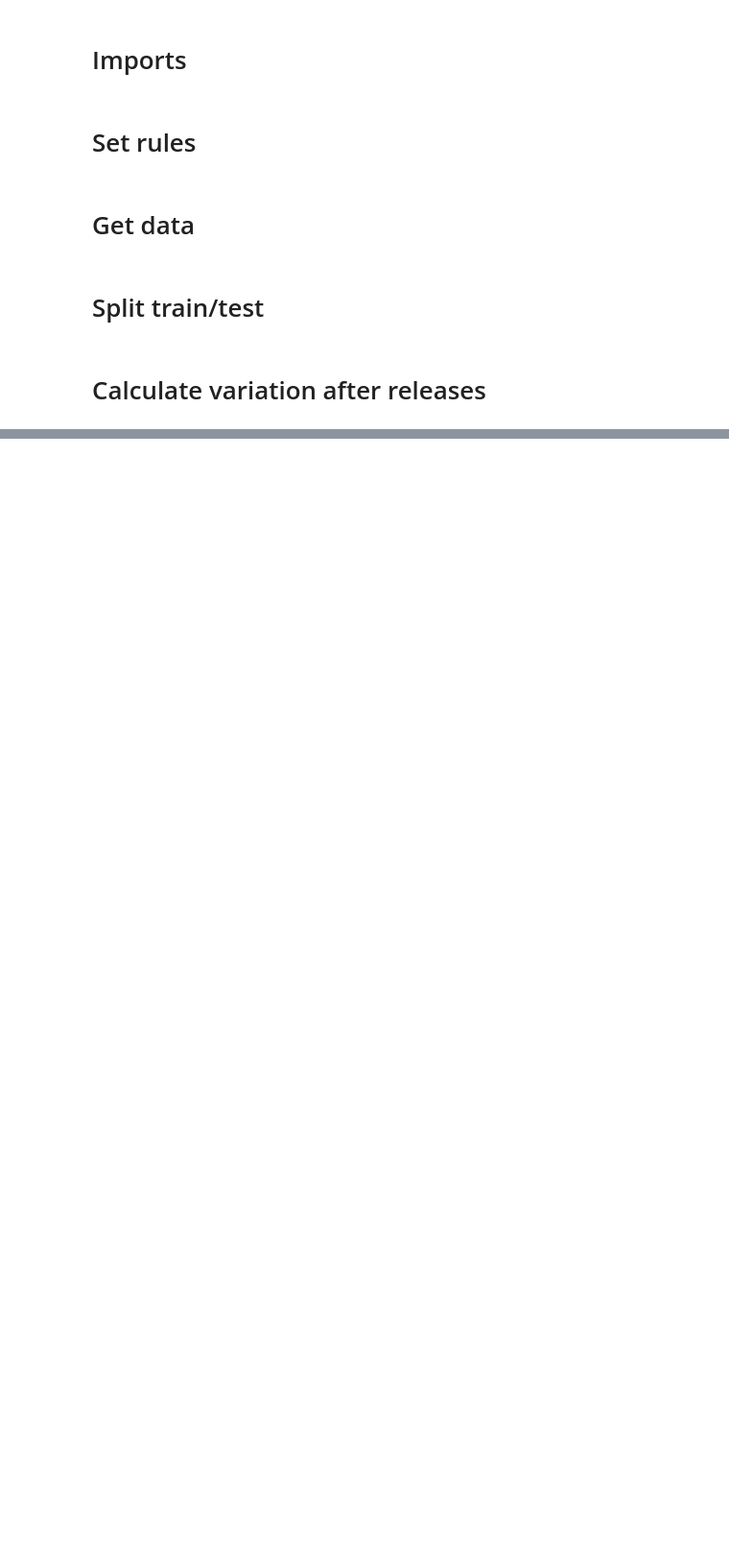
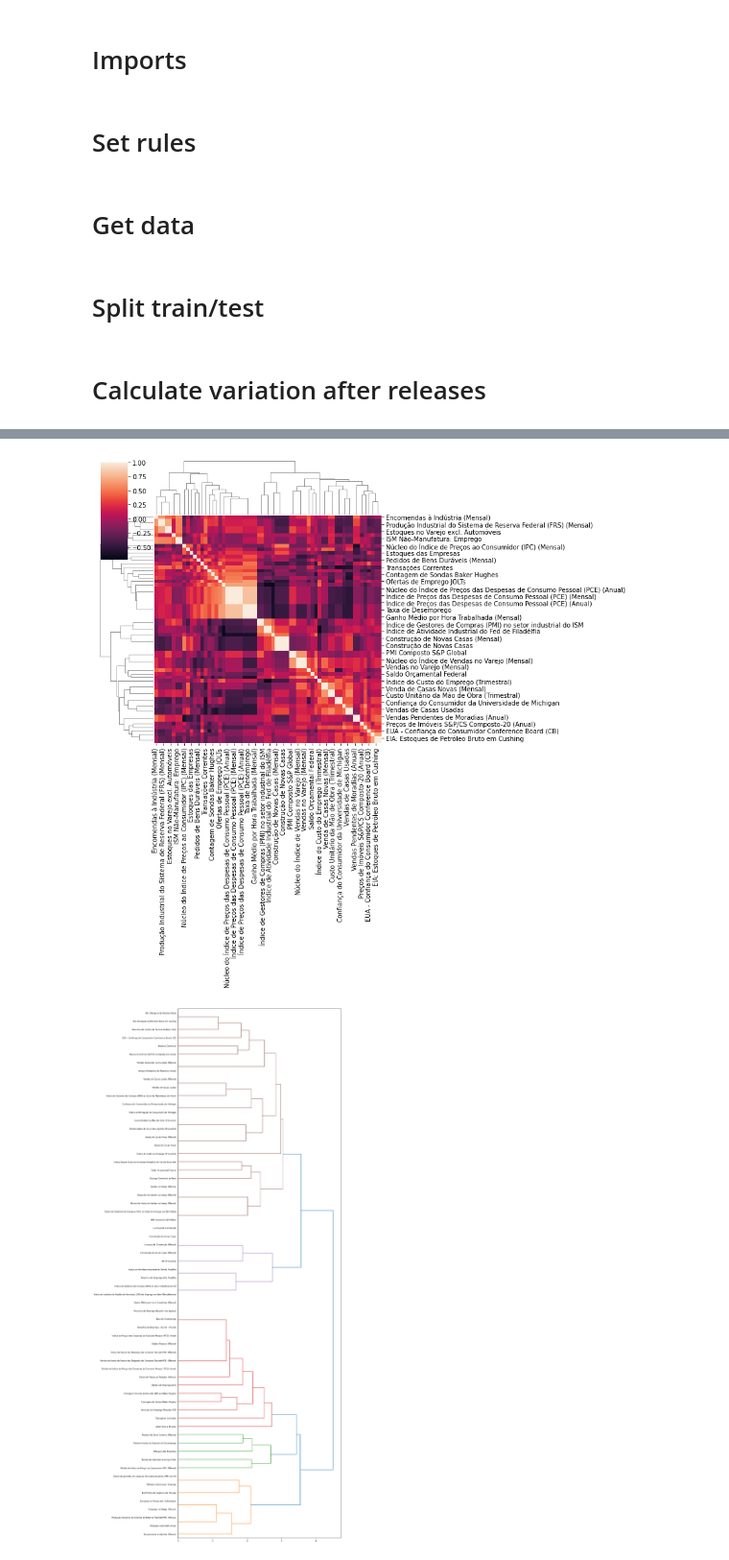
Before and after one commit to angelohomen/economic-events, a Jupyter notebook: main.ipynb, the cells around one changed output, grey strips where cells are left out. Shown at 96% size. Cells and saved outputs as stored; diff of their text form; code cells hidden in the pictures; blank space fills up the shorter version.

```diff
--- a/main.ipynb
+++ b/main.ipynb
@@ -97,3 +103,6 @@ cs.plot_heatmap_densogram(dfTrainDenoised)
 # %%
 dfTrainDetoned = cs.cov2corr(cs.detonMatrix(dfTrain))
-cs.plot_heatmap_densogram(dfTrainDetoned)
+dendTrainDetoned=cs.plot_heatmap_dendogram(dfTrainDetoned,'dend_train_detoned')
+# %% [output]
+[figure, added]
+[figure, added]
```
Also changed, not shown: parts of 16 cells of this notebook, 2 other files.
